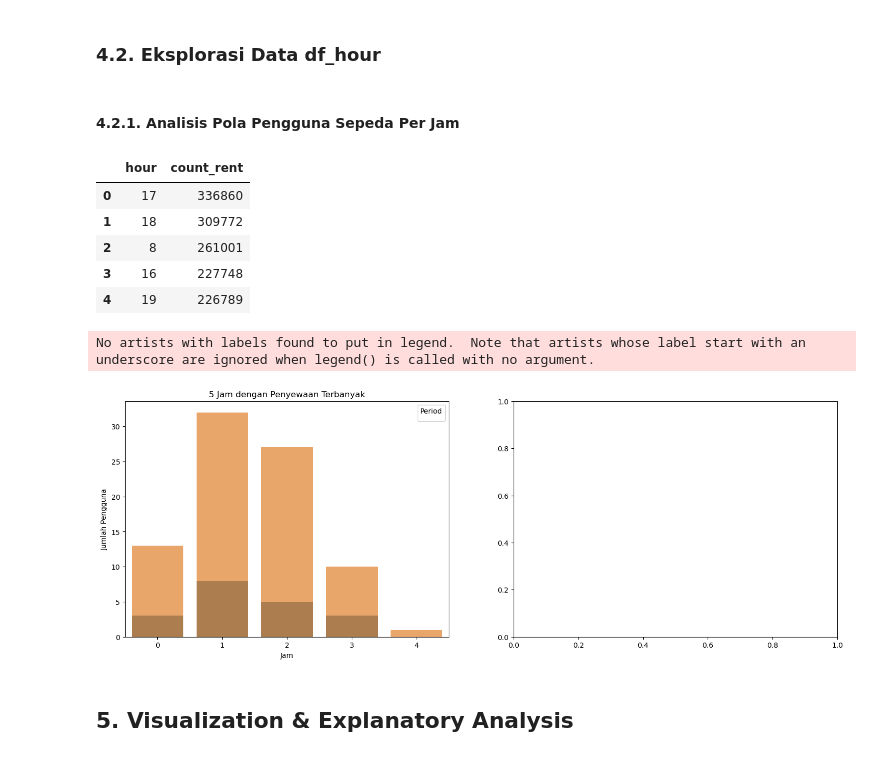
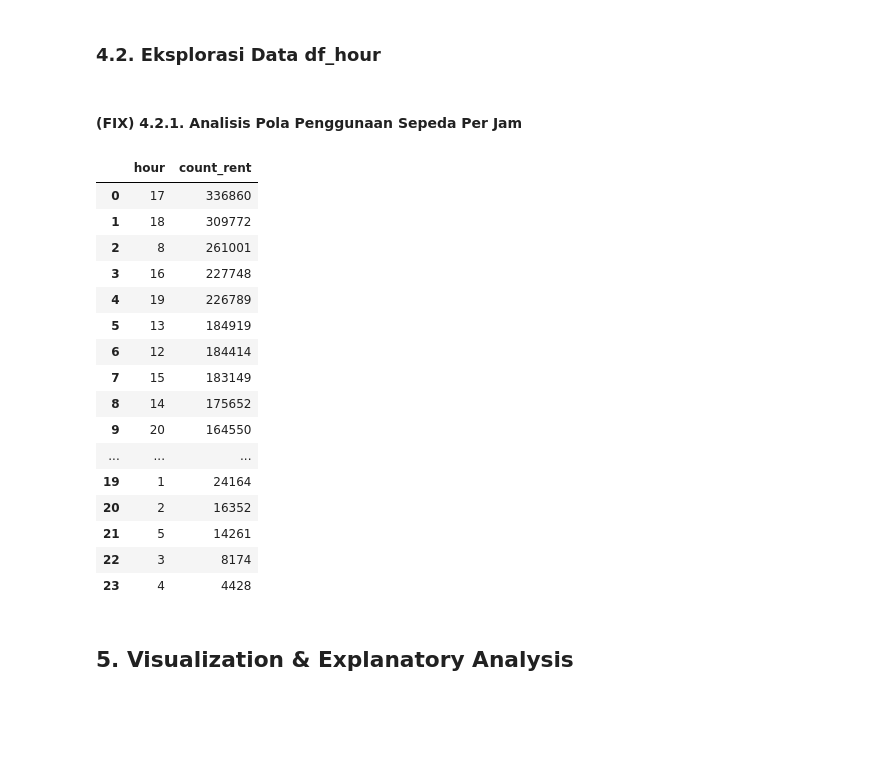
Before and after one commit to alouvre/BADDP_DicodingSubmission_ProyekAnalisisData, a Jupyter notebook: notebook.ipynb, the cells around one changed output. Cells and saved outputs as stored; diff of their text form; code cells hidden in the pictures; blank space fills up the shorter version.

```diff
--- a/notebook.ipynb
+++ b/notebook.ipynb
@@ -519,30 +516,27 @@ The default of observed=False is deprecated and will be changed to True in a fut
 # %% [markdown]
 ### 4.2. Eksplorasi Data df_hour
 # %% [markdown]
-#### 4.2.1. Analisis Pola Pengguna Sepeda Per Jam
+#### (FIX) 4.2.1. Analisis Pola Penggunaan Sepeda Per Jam
 # %%
-df_hour.groupby(by='hour').count_rent.sum().sort_values(ascending=False).reset_index().head()
+df_hour.groupby(by='hour').count_rent.sum().sort_values(ascending=False).reset_index()
 # %% [output]
 |  | hour | count_rent |
 | 0 | 17 | 336860 |
 | 1 | 18 | 309772 |
 | 2 | 8 | 261001 |
 | 3 | 16 | 227748 |
 | 4 | 19 | 226789 |
+| 5 | 13 | 184919 |
+| 6 | 12 | 184414 |
+| 7 | 15 | 183149 |
+| 8 | 14 | 175652 |
+| 9 | 20 | 164550 |
+| ... | ... | ... |
+| 19 | 1 | 24164 |
+| 20 | 2 | 16352 |
+| 21 | 5 | 14261 |
+| 22 | 3 | 8174 |
+| 23 | 4 | 4428 |
-# %%
-fig, axes = plt.subplots(1, 2, figsize=(18, 6))
-
-sns.barplot(data=df_hour.head(), x='hour', y='casual', ax=axes[0])
-sns.barplot(data=df_hour.head(), x='hour', y='registered', alpha=0.7, ax=axes[0])
-axes[0].set_title("5 Jam dengan Penyewaan Terbanyak")
-axes[0].set_xlabel("Jam")
-axes[0].set_ylabel("Jumlah Pengguna")
-axes[0].legend(title="Period")
-
-plt.show()
-# %% [output]
-No artists with labels found to put in legend.  Note that artists whose label start with an underscore are ignored when legend() is called with no argument.
-[figure, removed]
 # %% [markdown]
 ## 5. Visualization & Explanatory Analysis
 # %% [markdown]
```
Also changed, not shown: parts of 10 cells of this notebook, 2 other files.
